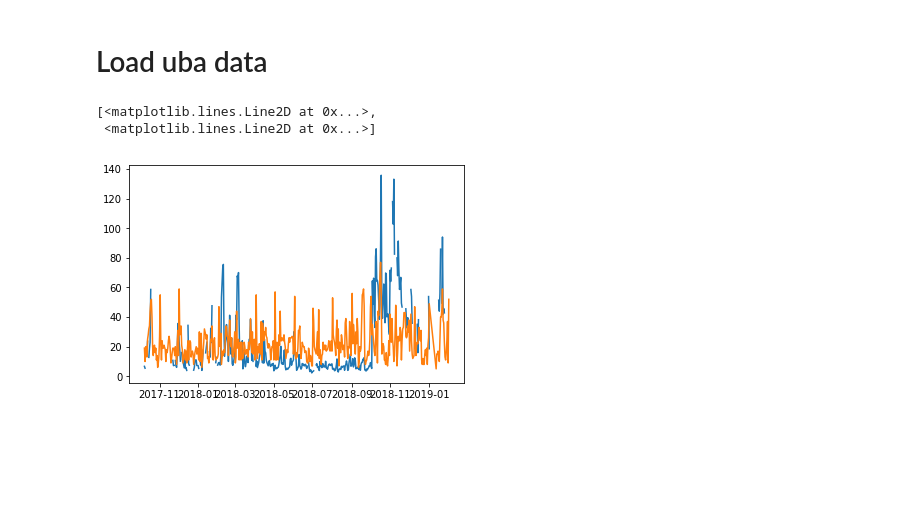
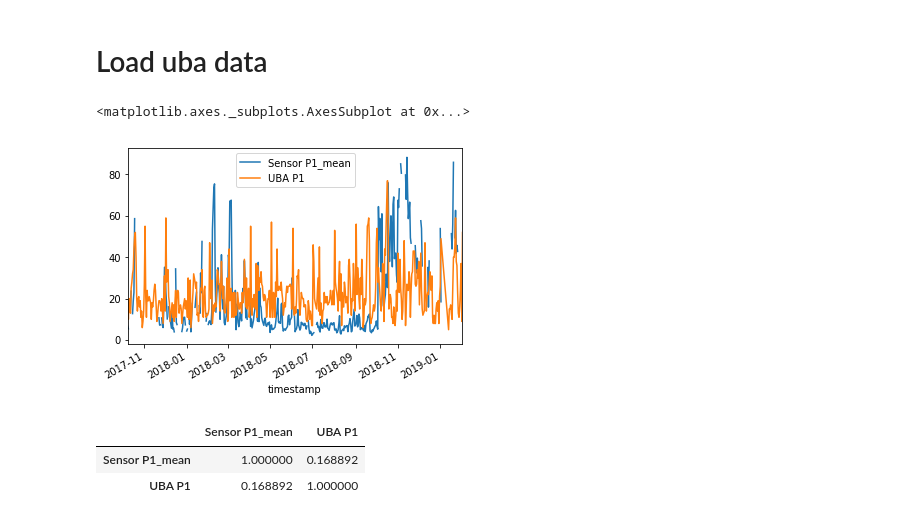
Before and after one commit to GeorgesAlkhouri/golddust, a Jupyter notebook: jupyter/uba-vs-ours.ipynb, the cells around one changed output. Saved outputs shown, nothing was run; the diff lists cells and outputs as text; code cells hidden in the pictures; blank space fills up the shorter version.

Commit message:
[ADD] outlier removal and correlation to uba_vs_ours

```diff
--- a/jupyter/uba-vs-ours.ipynb
+++ b/jupyter/uba-vs-ours.ipynb
@@ -29,3 +29,13 @@ df_dht22 = df_dht22[['temperature', 'humidity']]
 def resample(df, freq='60min'):
     level_values = df.index.get_level_values
     return df.groupby([level_values(0)] + [pd.Grouper(freq=freq, level=1)]).mean().dropna()
+
+def remove_outlier(df):
+    res = df[np.abs(df - df.mean()) <= (3*df.std())]
+    return res.dropna()
+
+df_sds011 = remove_outlier(df_sds011)
+df_dht22 = remove_outlier(df_dht22)
+
+df_sds011 = resample(df_sds011)
+df_dht22 = resample(df_dht22)
@@ -41,7 +48,7 @@ data = data[data.humidity <= 70.0]
 data = data.reset_index(level='location')
 del data['location']
 grouped = data.groupby(level = ['timestamp'])
-data['P1_mean'] = grouped['P1'].transform('mean')
+data['Sensor P1_mean'] = grouped['P1'].transform('mean')
 # %%
 data = data.resample('D').mean()
 # %% [markdown]
@@ -53,11 +60,17 @@ uba['timestamp'] = pd.to_datetime(uba['Zeit'])
 #	Stationscode	Stationsname	Netzwerk	Schadstoff	Datentyp	Zeit
 #	DEBE068	Berlin Mitte	BE	Feinstaub (PM10)	Tagesmittel (1TMW)
 uba = uba[['timestamp', 'Messwert']].set_index('timestamp')
+uba = uba.rename(columns={'Messwert':'UBA P1'})
 # %%
-uba_ours = pd.merge(data['P1_mean'], uba, left_index=True, right_index=True)
+uba_ours = pd.merge(data['Sensor P1_mean'], uba, left_index=True, right_index=True, how='inner')
-# %%
-plt.plot(uba_ours)
-# %% [output]
-[<matplotlib.lines.Line2D at 0x...>,
- <matplotlib.lines.Line2D at 0x...>]
-[figure, removed]
+# %%
+uba_ours.plot()
+# %% [output]
+<matplotlib.axes._subplots.AxesSubplot at 0x...>
+[figure, added]
+# %%
+uba_ours.corr()
+# %% [output]
+|  | Sensor P1_mean | UBA P1 |
+| Sensor P1_mean | 1.000000 | 0.168892 |
+| UBA P1 | 0.168892 | 1.000000 |
```
Also changed, not shown: parts of 2 cells of this notebook.
